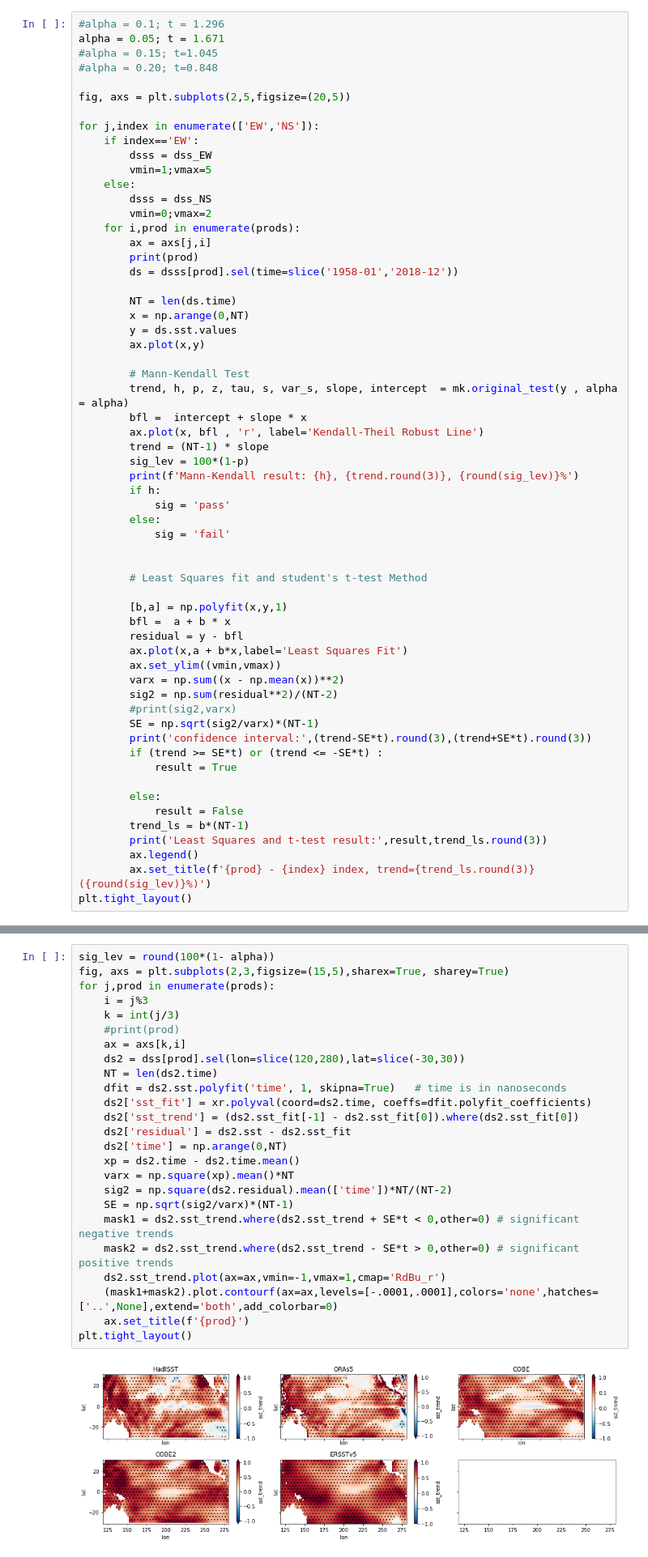
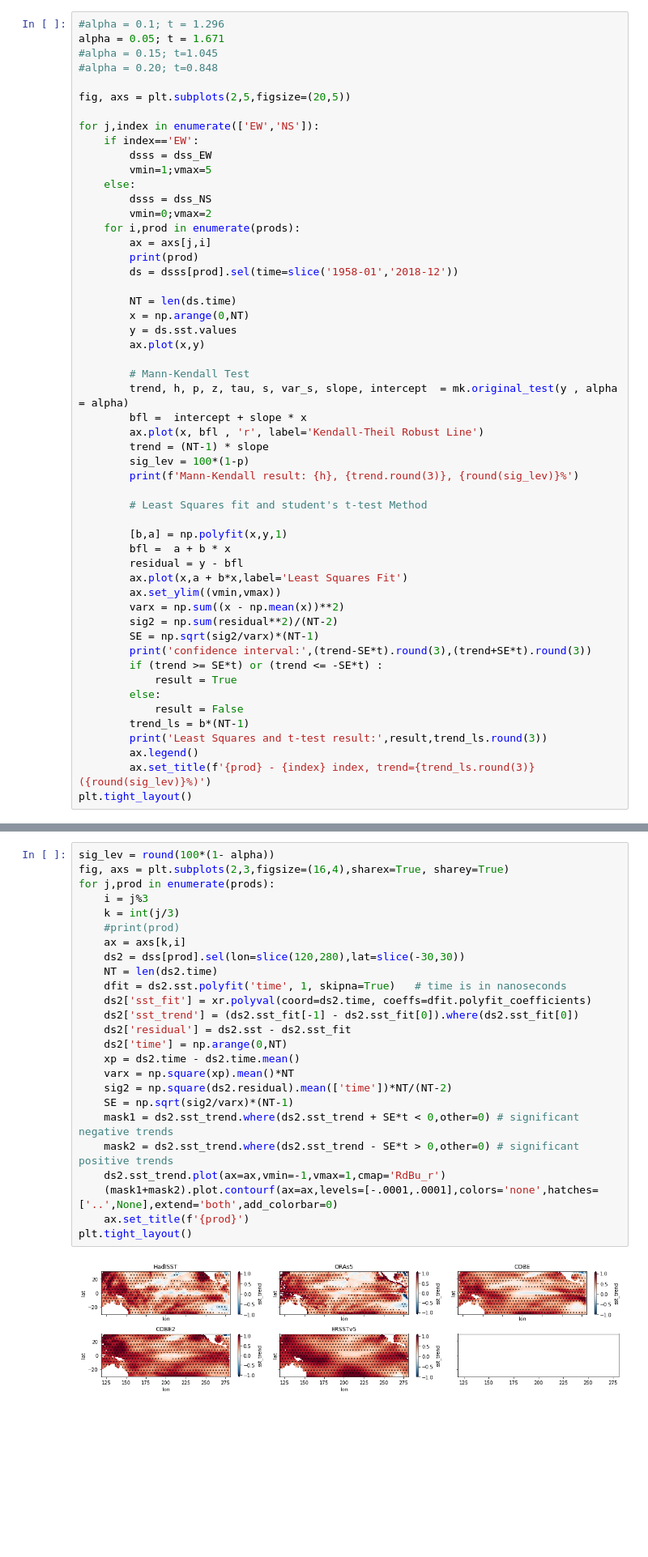
Before and after one commit to ocp-cmdg/ingrid2python, a Jupyter notebook: notebooks/naomi/Trend_Significance_OBS.ipynb, the cells around one changed output, grey strips where cells are left out. Shown: that part at 81% size. Cells and saved outputs as stored; diff of their text form; blank space fills up the shorter version.

```diff
--- a/notebooks/naomi/Trend_Significance_OBS.ipynb
+++ b/notebooks/naomi/Trend_Significance_OBS.ipynb
@@ -112,11 +115,6 @@ for j,index in enumerate(['EW','NS']):
         trend = (NT-1) * slope
         sig_lev = 100*(1-p)
         print(f'Mann-Kendall result: {h}, {trend.round(3)}, {round(sig_lev)}%')
-        if h:
-            sig = 'pass'
-        else:
-            sig = 'fail'
-
 
         # Least Squares fit and student's t-test Method
 
@@ -127,12 +125,10 @@ for j,index in enumerate(['EW','NS']):
         ax.set_ylim((vmin,vmax))
         varx = np.sum((x - np.mean(x))**2)
         sig2 = np.sum(residual**2)/(NT-2)
-        #print(sig2,varx)
         SE = np.sqrt(sig2/varx)*(NT-1)
         print('confidence interval:',(trend-SE*t).round(3),(trend+SE*t).round(3))
         if (trend >= SE*t) or (trend <= -SE*t) :
             result = True
-
         else:
             result = False
         trend_ls = b*(NT-1)
@@ -211,31 +207,31 @@ for prod in prods:
     dss[prod] = load(url[prod],start[prod]).sel(time=slice('1958-01','2018-12')).coarsen(time=12,boundary='trim').mean()
 # %%
 sig_lev = round(100*(1- alpha))
-fig, axs = plt.subplots(2,3,figsize=(15,5),sharex=True, sharey=True)
+fig, axs = plt.subplots(2,3,figsize=(16,4),sharex=True, sharey=True)
 for j,prod in enumerate(prods):
     i = j%3
     k = int(j/3)
     #print(prod)
     ax = axs[k,i]
     ds2 = dss[prod].sel(lon=slice(120,280),lat=slice(-30,30))
     NT = len(ds2.time)
     dfit = ds2.sst.polyfit('time', 1, skipna=True)   # time is in nanoseconds
     ds2['sst_fit'] = xr.polyval(coord=ds2.time, coeffs=dfit.polyfit_coefficients)
     ds2['sst_trend'] = (ds2.sst_fit[-1] - ds2.sst_fit[0]).where(ds2.sst_fit[0])
     ds2['residual'] = ds2.sst - ds2.sst_fit
     ds2['time'] = np.arange(0,NT)
     xp = ds2.time - ds2.time.mean()
     varx = np.square(xp).mean()*NT
     sig2 = np.square(ds2.residual).mean(['time'])*NT/(NT-2)
     SE = np.sqrt(sig2/varx)*(NT-1)
     mask1 = ds2.sst_trend.where(ds2.sst_trend + SE*t < 0,other=0) # significant negative trends
     mask2 = ds2.sst_trend.where(ds2.sst_trend - SE*t > 0,other=0) # significant positive trends
     ds2.sst_trend.plot(ax=ax,vmin=-1,vmax=1,cmap='RdBu_r')
     (mask1+mask2).plot.contourf(ax=ax,levels=[-.0001,.0001],colors='none',hatches=['..',None],extend='both',add_colorbar=0)
     ax.set_title(f'{prod}')
 plt.tight_layout()
 # %% [output]
-[figure, old version]
+[figure, new version]
 # %%
 alpha = 0.1; t = 1.296
 #alpha = 0.05; t = 1.671
```
Also changed, not shown: parts of 3 cells of this notebook.
